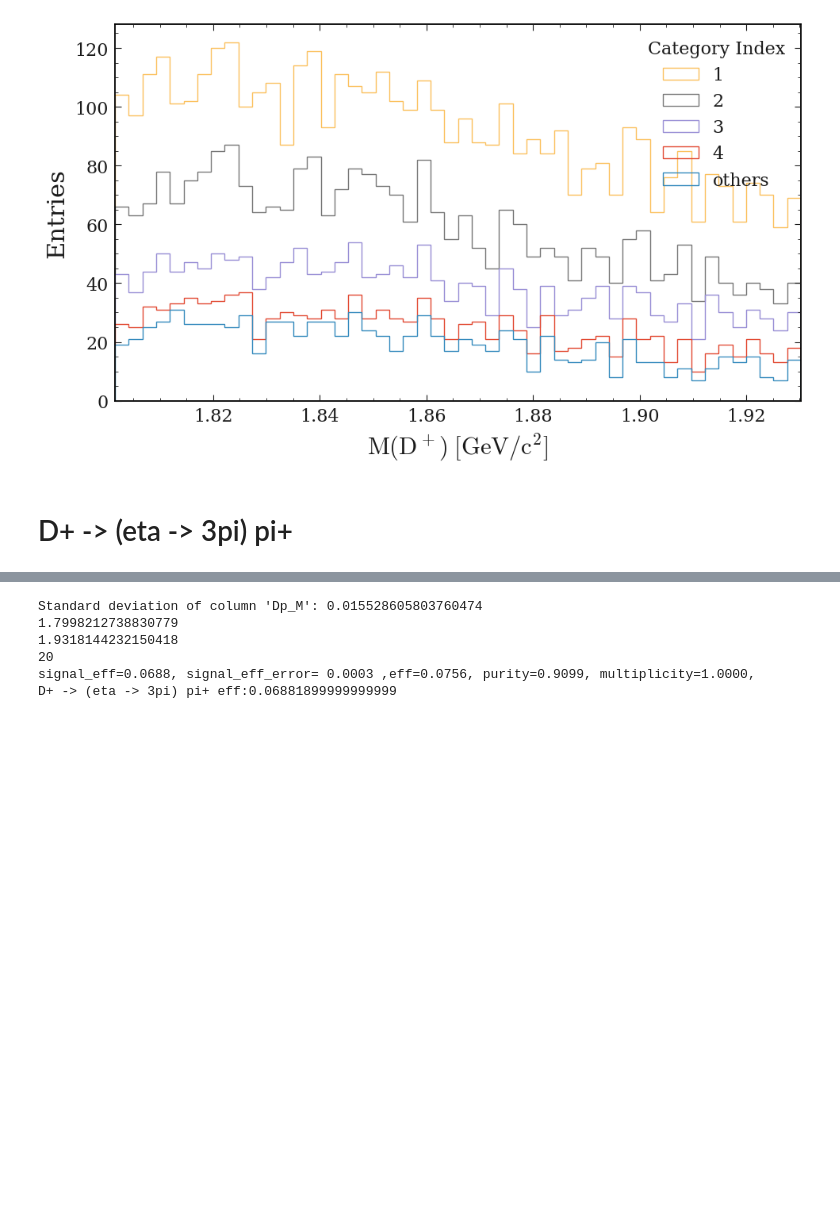
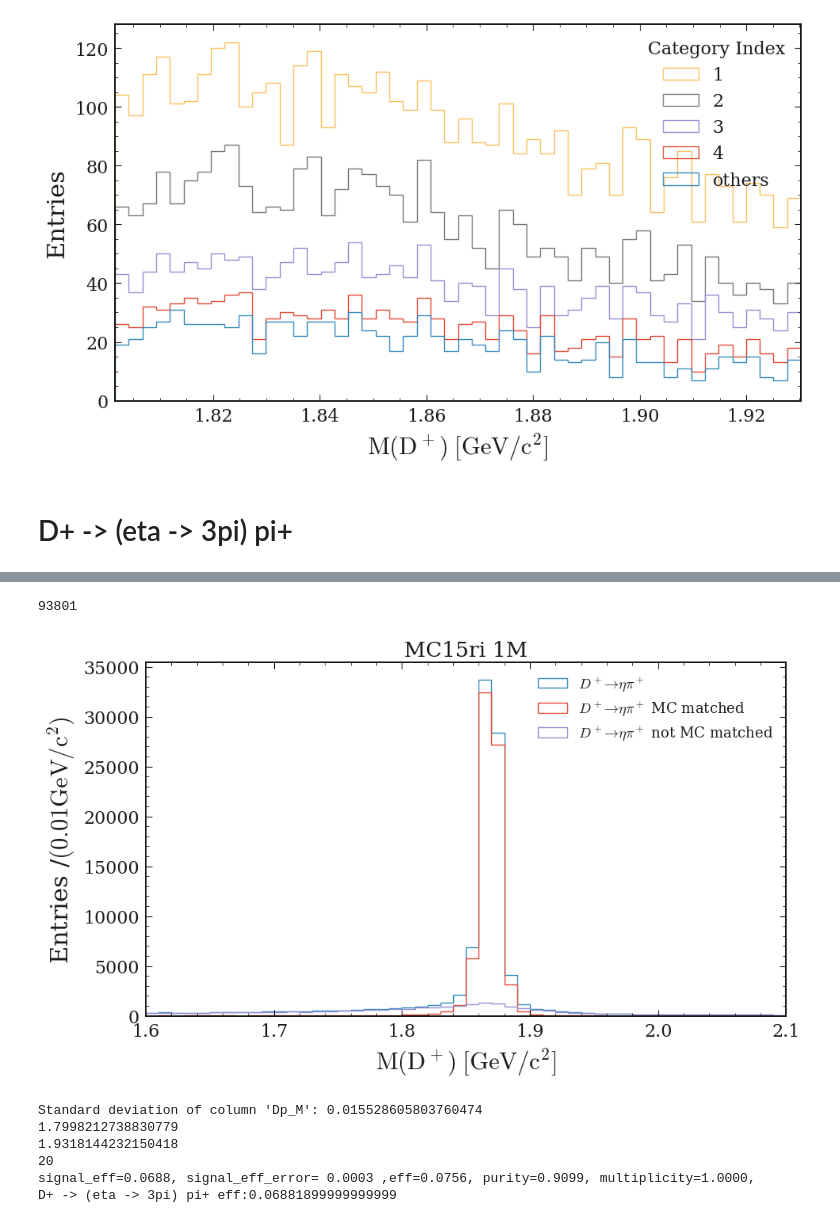
Before and after one commit to jykim-physics/DRAW_and_FITTING, a Jupyter notebook: main/D0etaeta/cut_study/Dpetapip_SR_purity_study.ipynb, the cells around one changed output, grey strips where cells are left out. Cells and saved outputs as stored; diff of their text form; code cells hidden in the pictures; blank space fills up the shorter version.

```diff
--- a/main/D0etaeta/cut_study/Dpetapip_SR_purity_study.ipynb
+++ b/main/D0etaeta/cut_study/Dpetapip_SR_purity_study.ipynb
@@ -383,3 +426,44 @@ plt.show()
+# %%
+# variables = ['Dp_M','Dp_isSignal','Dp_chiProb','Dp_mcErrors']
+
+df = get_pd(file=file, tree=tree,base_filter=base_filter,variables=variables)
+df2 = df.query('Dp_isSignal==1')
+df3 = df.query('Dp_isSignal!=1')
+
+fig = plt.figure(figsize=(10, 6))
+ax = fig.subplots()
+xrange = (x_start,x_end,51)
+
+xm = np.linspace(*xrange)
+
+# df = pd_df_test
+# df2 = pd_df_test2
+
+N_df = len(df)
+N_df2 = len(df2)
+N_df3 = len(df3)
+
+plt.hist(df["Dp_M"],bins=xm,histtype='step',label=r'$D^+ \to \eta \pi^+$');
+plt.hist(df2["Dp_M"],bins=xm,histtype='step',label=r'$D^+ \to \eta \pi^+$ MC matched');
+plt.hist(df3["Dp_M"],bins=xm,histtype='step',label=r'$D^+ \to \eta \pi^+$ not MC matched');
+
+plt.legend(loc="upper right",fontsize=13)
+ax.set_title(r'MC15ri 1M' )
+
+n, xe = np.histogram(df["Dp_M"], bins=50, range=(xrange[0],xrange[1]))
+
+plt.xlabel("$\mathrm{M(D^+)} \; [\mathrm{GeV/c^2}]$")
+width = xe[1]-xe[0]
+plt.ylabel('Entries'+' /' + '$(' + ' '  + "{0:.3f}".format(width).rstrip('0').rstrip('.') + '\mathrm{GeV/c^2})$');
+
+plt.xlim(xrange[0],xrange[1])
+plt.tight_layout()
+file1_name="/media/jykim/T7/saved_plots/DRAW/etapip/MC15ri_sig/3pi/MC15ri_3pi_tight_v1_DpM.png"
+plt.savefig(file1_name)
+print(len(df))
+# %% [output]
+93801
+[figure, added]
 # %%
 file = '/media/jykim/T7_2/storage/Ntuples_ghi_2/MC15ri_sigMC/Dptoetapip_pipipi/240405_tight_v1_treefit_BCS_etapi0const/'
 file += '*.root'
```
Also changed, not shown: parts of 8 cells of this notebook, 5 other files.
